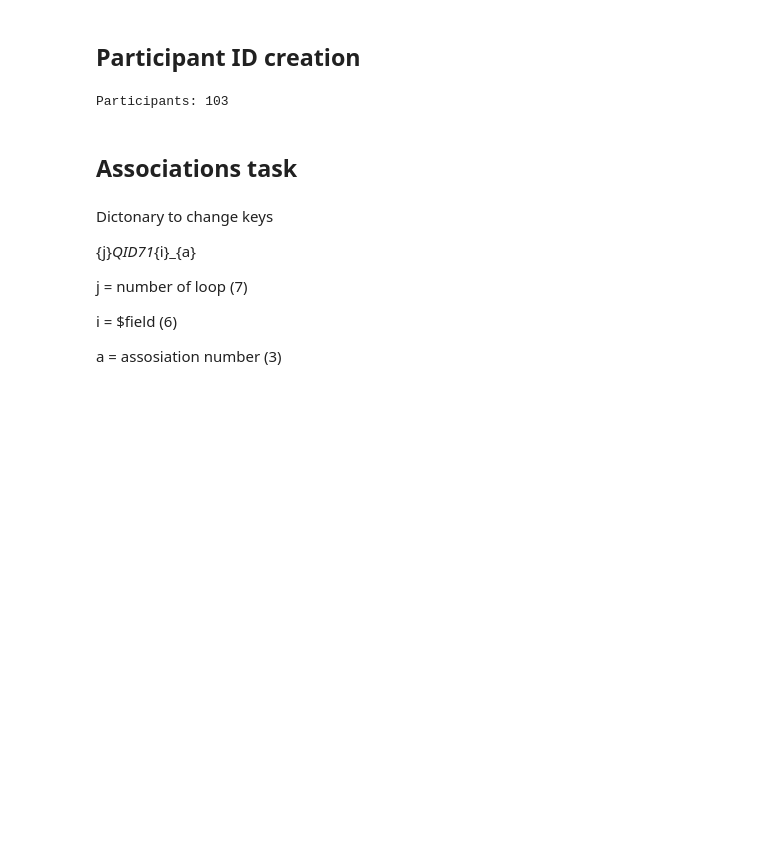
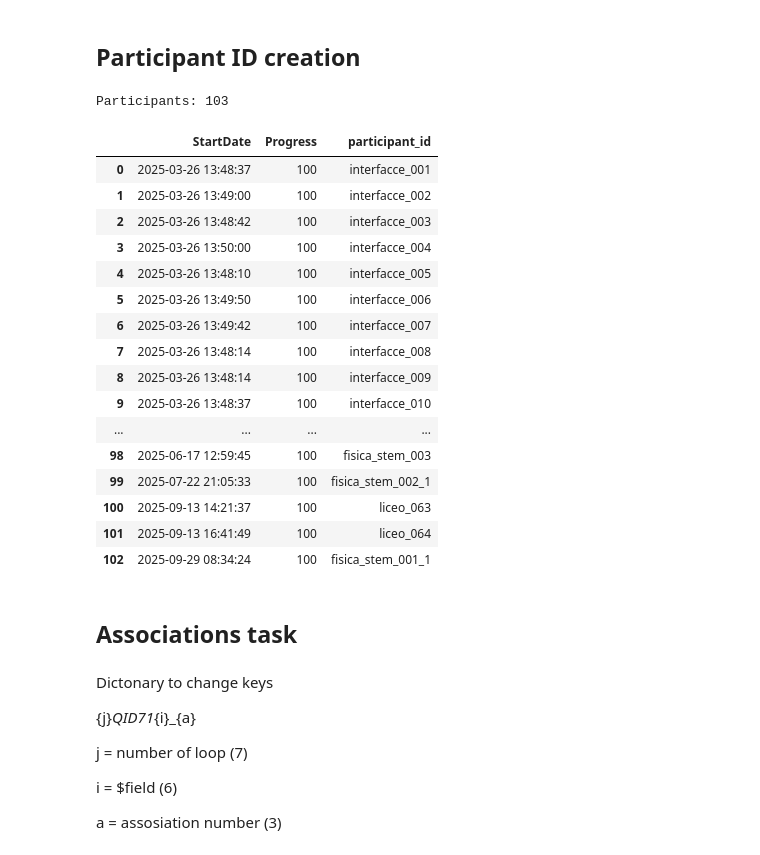
Before and after one commit to emmafranchino/cognoscolab, a Jupyter notebook: rassereno/notebooks/data_extraction_2025.ipynb, the cells around one changed output. Drawn from its saved outputs; the diff is of its cells as text; code cells hidden in the pictures; blank space fills up the shorter version.

```diff
--- a/rassereno/notebooks/data_extraction_2025.ipynb
+++ b/rassereno/notebooks/data_extraction_2025.ipynb
@@ -80,6 +80,33 @@ data_2025.loc[65, 'participant_id'] = f"liceo_sci_{mask_sci.sum()+1:03d}"
 print(f'Participants: {len(data_2025["participant_id"])}')
 # %% [output]
 Participants: 103
+# %%
+# stem group second roudn of questionnaires completed
+mask_1 = data_2025['StartDate'].dt.date ==  pd.to_datetime("2025-07-22").date()
+data_2025.loc[mask_1, 'participant_id'] = 'fisica_stem_002_1'
+
+mask_2 = data_2025['StartDate'].dt.date ==  pd.to_datetime("2025-09-29").date()
+data_2025.loc[mask_2, 'participant_id'] = 'fisica_stem_001_1'
+# %%
+data_2025[['StartDate', 'Progress', 'participant_id']]
+# %% [output]
+|  | StartDate | Progress | participant_id |
+| 0 | 2025-03-26 13:48:37 | 100 | interfacce_001 |
+| 1 | 2025-03-26 13:49:00 | 100 | interfacce_002 |
+| 2 | 2025-03-26 13:48:42 | 100 | interfacce_003 |
+| 3 | 2025-03-26 13:50:00 | 100 | interfacce_004 |
+| 4 | 2025-03-26 13:48:10 | 100 | interfacce_005 |
+| 5 | 2025-03-26 13:49:50 | 100 | interfacce_006 |
+| 6 | 2025-03-26 13:49:42 | 100 | interfacce_007 |
+| 7 | 2025-03-26 13:48:14 | 100 | interfacce_008 |
+| 8 | 2025-03-26 13:48:14 | 100 | interfacce_009 |
+| 9 | 2025-03-26 13:48:37 | 100 | interfacce_010 |
+| ... | ... | ... | ... |
+| 98 | 2025-06-17 12:59:45 | 100 | fisica_stem_003 |
+| 99 | 2025-07-22 21:05:33 | 100 | fisica_stem_002_1 |
+| 100 | 2025-09-13 14:21:37 | 100 | liceo_063 |
+| 101 | 2025-09-13 16:41:49 | 100 | liceo_064 |
+| 102 | 2025-09-29 08:34:24 | 100 | fisica_stem_001_1 |
 # %% [markdown]
 ## Associations task
 # %%
```
Also changed, not shown: 4 other files.
